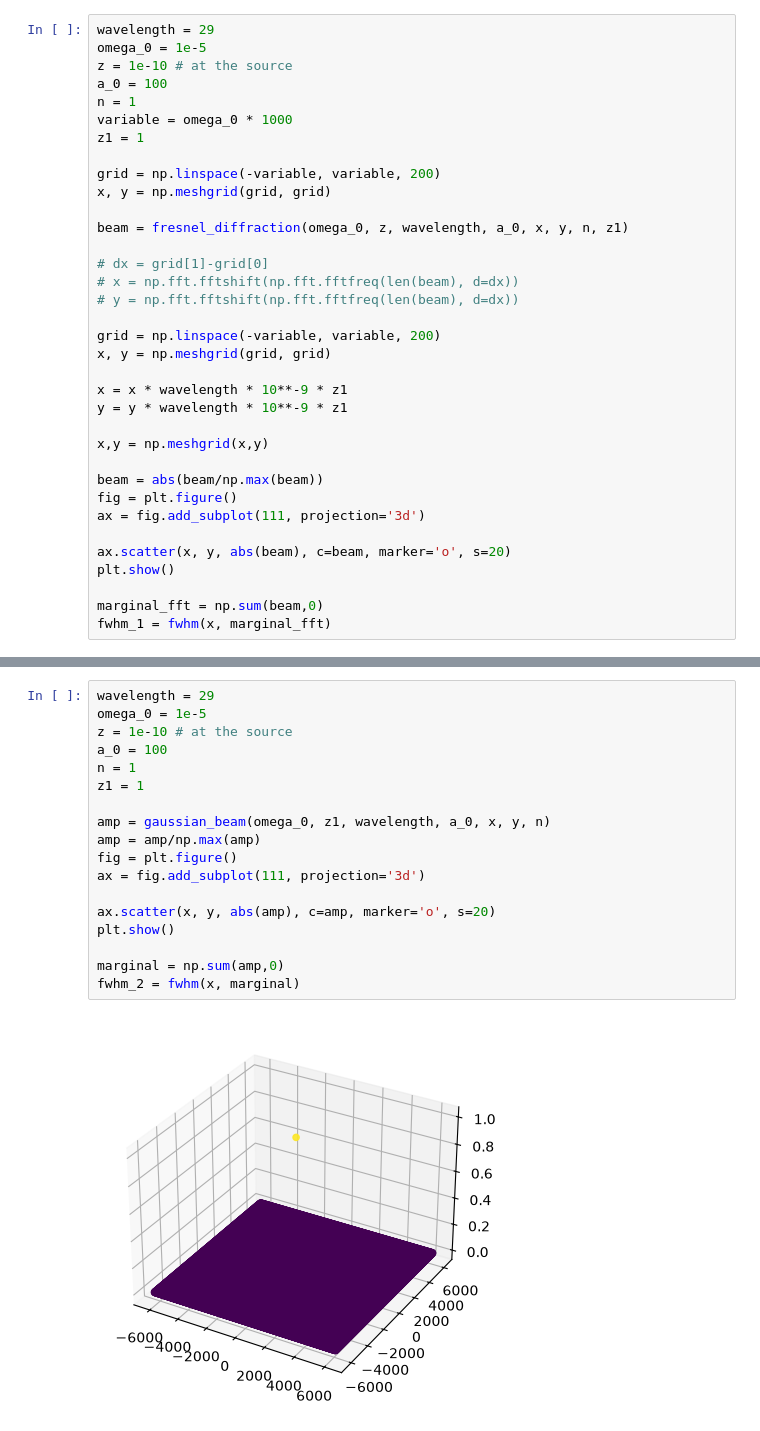
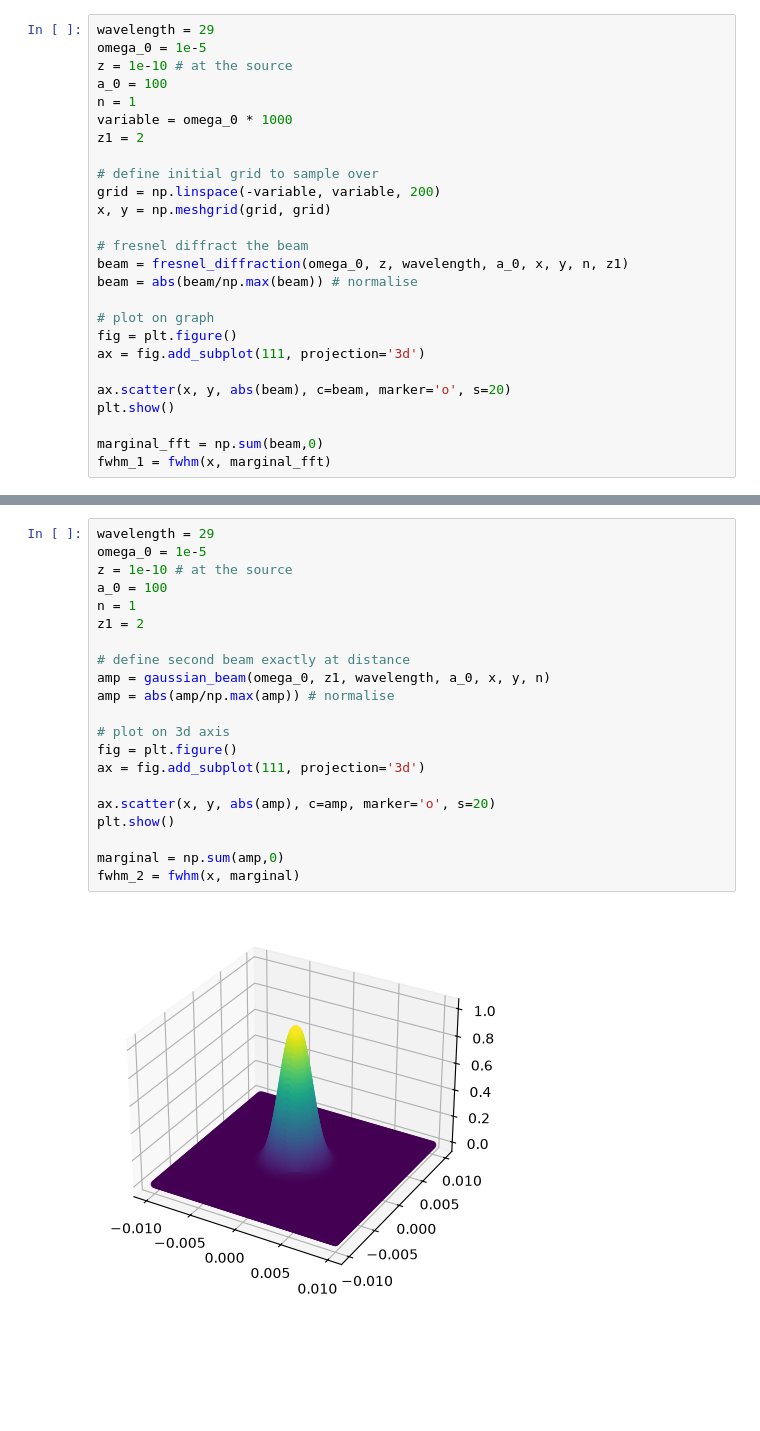
Before and after one commit to cosmosian-42/fraunhofer_diffraction, a Jupyter notebook: gaussian_beam/fresnel_diffraction.ipynb, the cells around one changed output, grey strips where cells are left out. Drawn from its saved outputs; the diff is of its cells as text; blank space fills up the shorter version.

Commit message:
Further changes to fresnel diffraction

```diff
--- a/gaussian_beam/fresnel_diffraction.ipynb
+++ b/gaussian_beam/fresnel_diffraction.ipynb
@@ -197,26 +206,17 @@ z = 1e-10 # at the source
 a_0 = 100
 n = 1
 variable = omega_0 * 1000
-z1 = 1
+z1 = 2
 
+# define initial grid to sample over
 grid = np.linspace(-variable, variable, 200)
 x, y = np.meshgrid(grid, grid)
 
+# fresnel diffract the beam
 beam = fresnel_diffraction(omega_0, z, wavelength, a_0, x, y, n, z1)
+beam = abs(beam/np.max(beam)) # normalise
 
-# dx = grid[1]-grid[0]
-# x = np.fft.fftshift(np.fft.fftfreq(len(beam), d=dx))
-# y = np.fft.fftshift(np.fft.fftfreq(len(beam), d=dx))
-
-grid = np.linspace(-variable, variable, 200)
-x, y = np.meshgrid(grid, grid)
-
-x = x * wavelength * 10**-9 * z1
-y = y * wavelength * 10**-9 * z1
-
-x,y = np.meshgrid(x,y)
-
-beam = abs(beam/np.max(beam))
+# plot on graph
 fig = plt.figure()
 ax = fig.add_subplot(111, projection='3d')
 
@@ -230,21 +230,24 @@ MemoryError: Unable to allocate 11.9 GiB for an array with shape (40000, 40000)
 # %%
 wavelength = 29
 omega_0 = 1e-5
 z = 1e-10 # at the source
 a_0 = 100
 n = 1
-z1 = 1
+z1 = 2
 
+# define second beam exactly at distance
 amp = gaussian_beam(omega_0, z1, wavelength, a_0, x, y, n)
-amp = amp/np.max(amp)
+amp = abs(amp/np.max(amp)) # normalise
+
+# plot on 3d axis
 fig = plt.figure()
 ax = fig.add_subplot(111, projection='3d')
 
 ax.scatter(x, y, abs(amp), c=amp, marker='o', s=20)
 plt.show()
 
 marginal = np.sum(amp,0)
 fwhm_2 = fwhm(x, marginal)
 # %% [output]
-[figure, old version]
+[figure, new version]
 # %%
```
Also changed, not shown: parts of 6 cells of this notebook.
